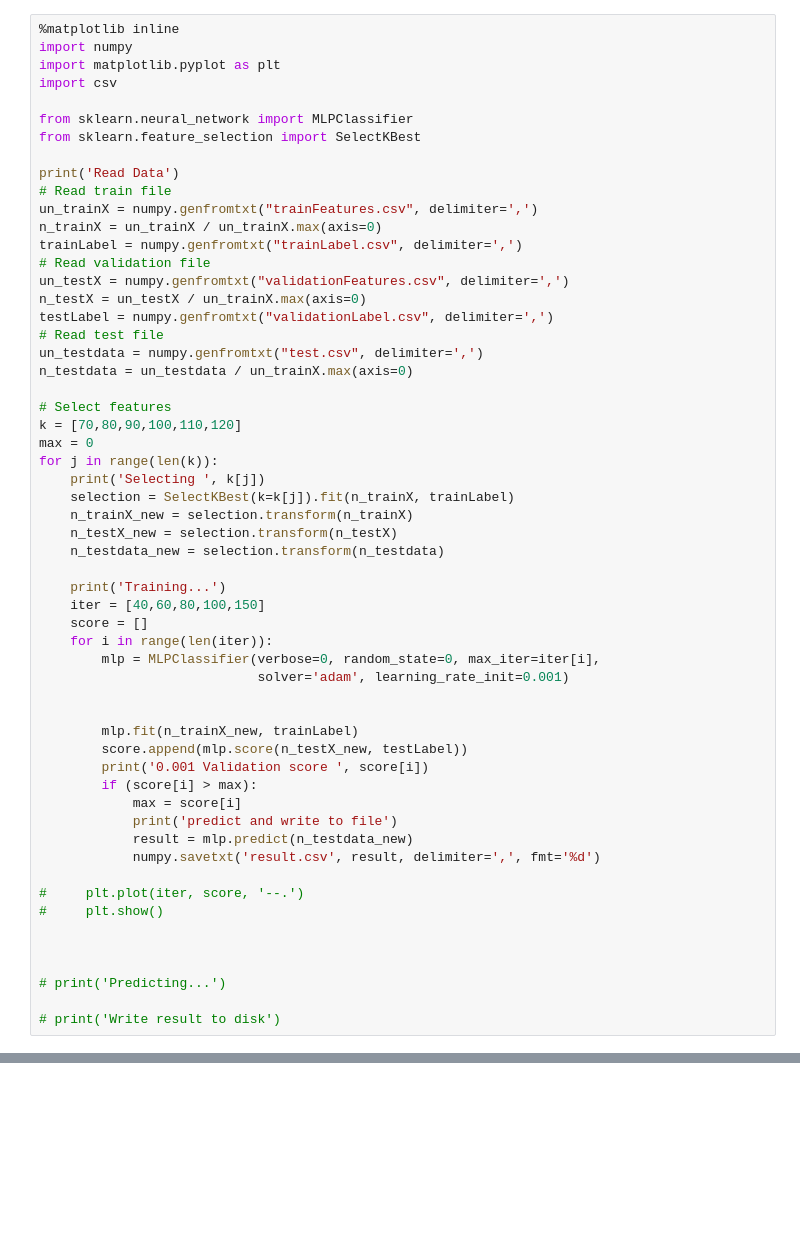
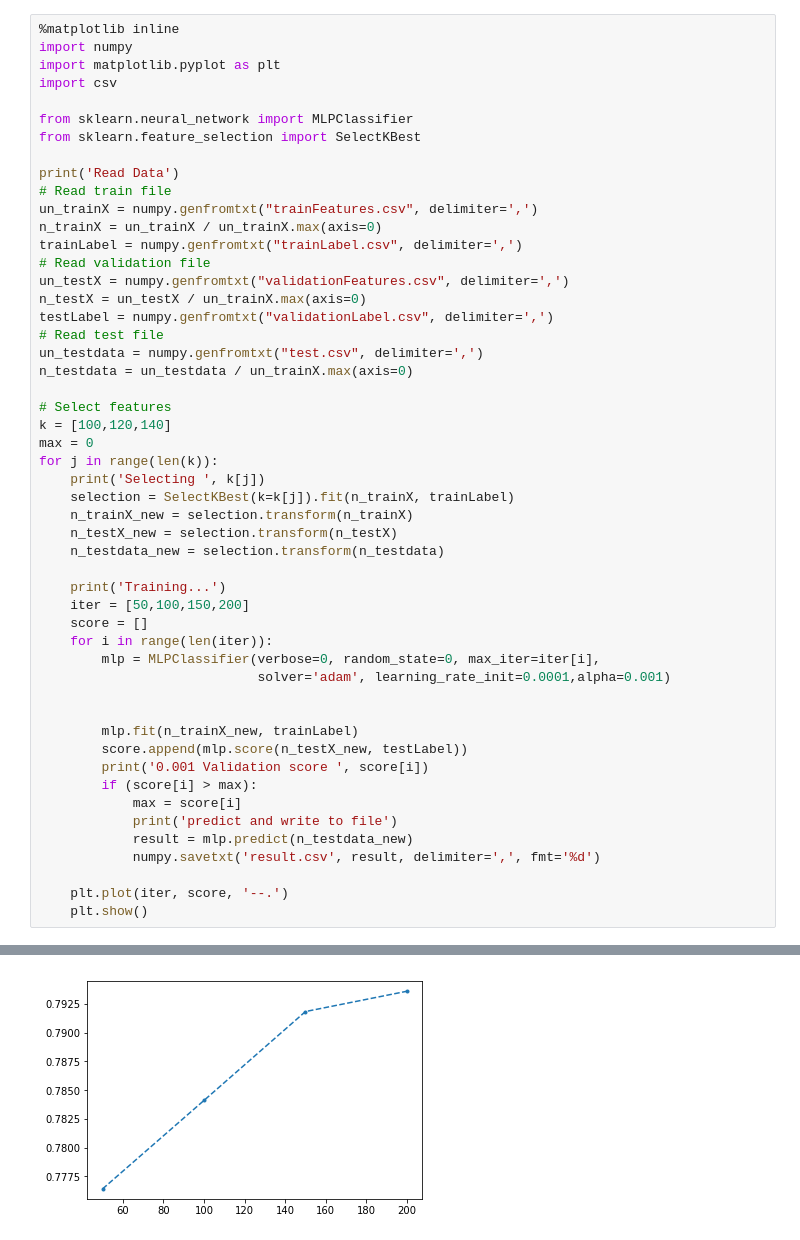
Before and after one commit to sunshine-syz/MachineLearingProject, a Jupyter notebook: NeuralNetwork.ipynb, the cells around one changed output, grey strips where cells are left out. Saved outputs shown, nothing was run; the diff lists cells and outputs as text; blank space fills up the shorter version.

```diff
--- a/NeuralNetwork.ipynb
+++ b/NeuralNetwork.ipynb
@@ -21,7 +21,7 @@ un_testdata = numpy.genfromtxt("test.csv", delimiter=',')
 n_testdata = un_testdata / un_trainX.max(axis=0)
 
 # Select features
-k = [70,80,90,100,110,120]
+k = [100,120,140]
 max = 0
 for j in range(len(k)):
     print('Selecting ', k[j])
@@ -31,11 +31,11 @@ for j in range(len(k)):
     n_testdata_new = selection.transform(n_testdata)
 
     print('Training...')
-    iter = [40,60,80,100,150]
+    iter = [50,100,150,200]
     score = []
     for i in range(len(iter)):
         mlp = MLPClassifier(verbose=0, random_state=0, max_iter=iter[i],
-                            solver='adam', learning_rate_init=0.001)
+                            solver='adam', learning_rate_init=0.0001,alpha=0.001)
 
 
         mlp.fit(n_trainX_new, trainLabel)
@@ -47,13 +47,7 @@ for j in range(len(k)):
             result = mlp.predict(n_testdata_new)
             numpy.savetxt('result.csv', result, delimiter=',', fmt='%d')
 
-#     plt.plot(iter, score, '--.')
-#     plt.show()
-
-
-
-# print('Predicting...')
-
-# print('Write result to disk')
+    plt.plot(iter, score, '--.')
+    plt.show()
 # %% [output]
 Read Data
@@ -60,0 +64 @@ KeyboardInterrupt:
+[figure, added]
```
Also changed, not shown: parts of 2 cells of this notebook.
